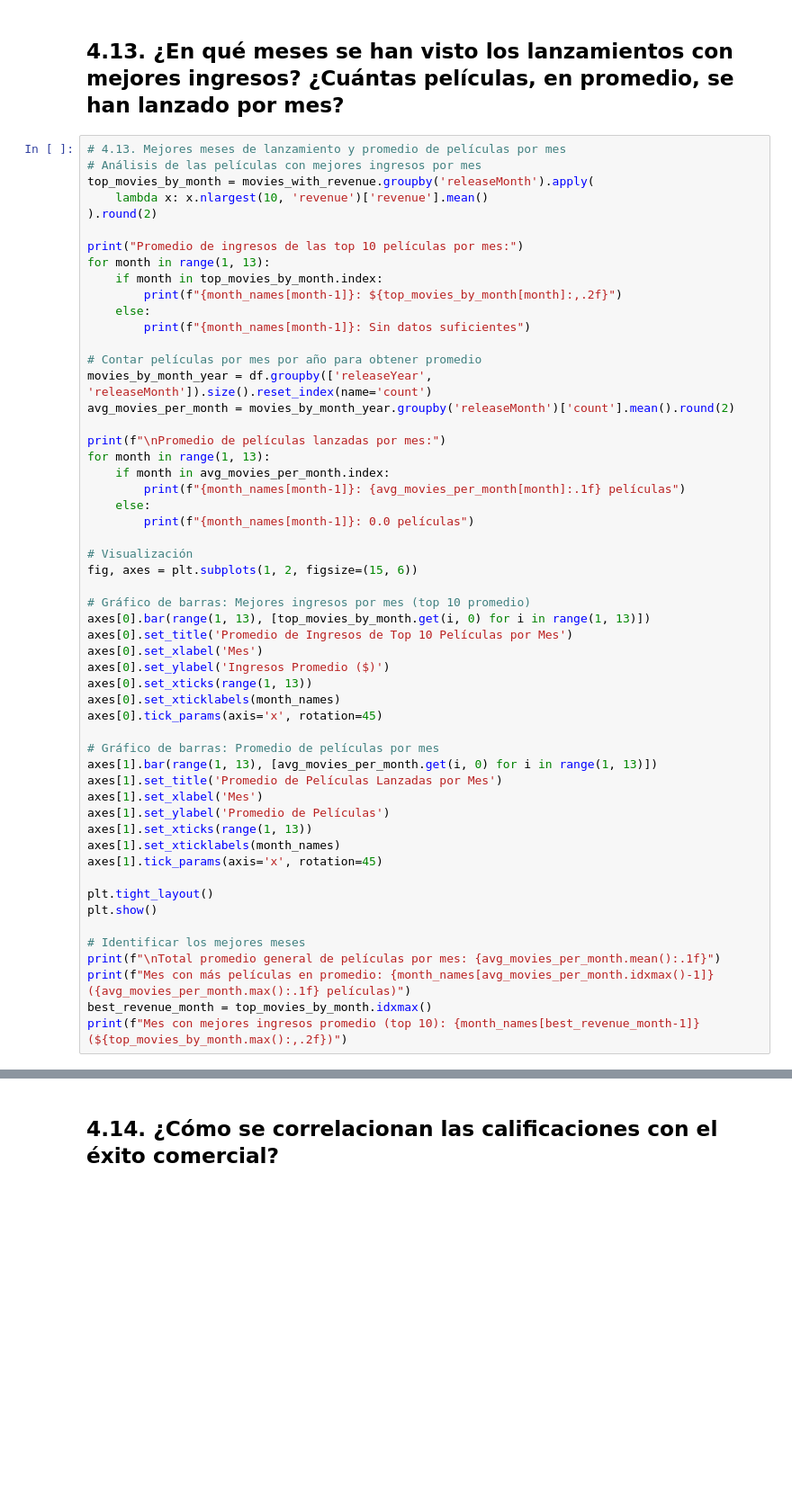
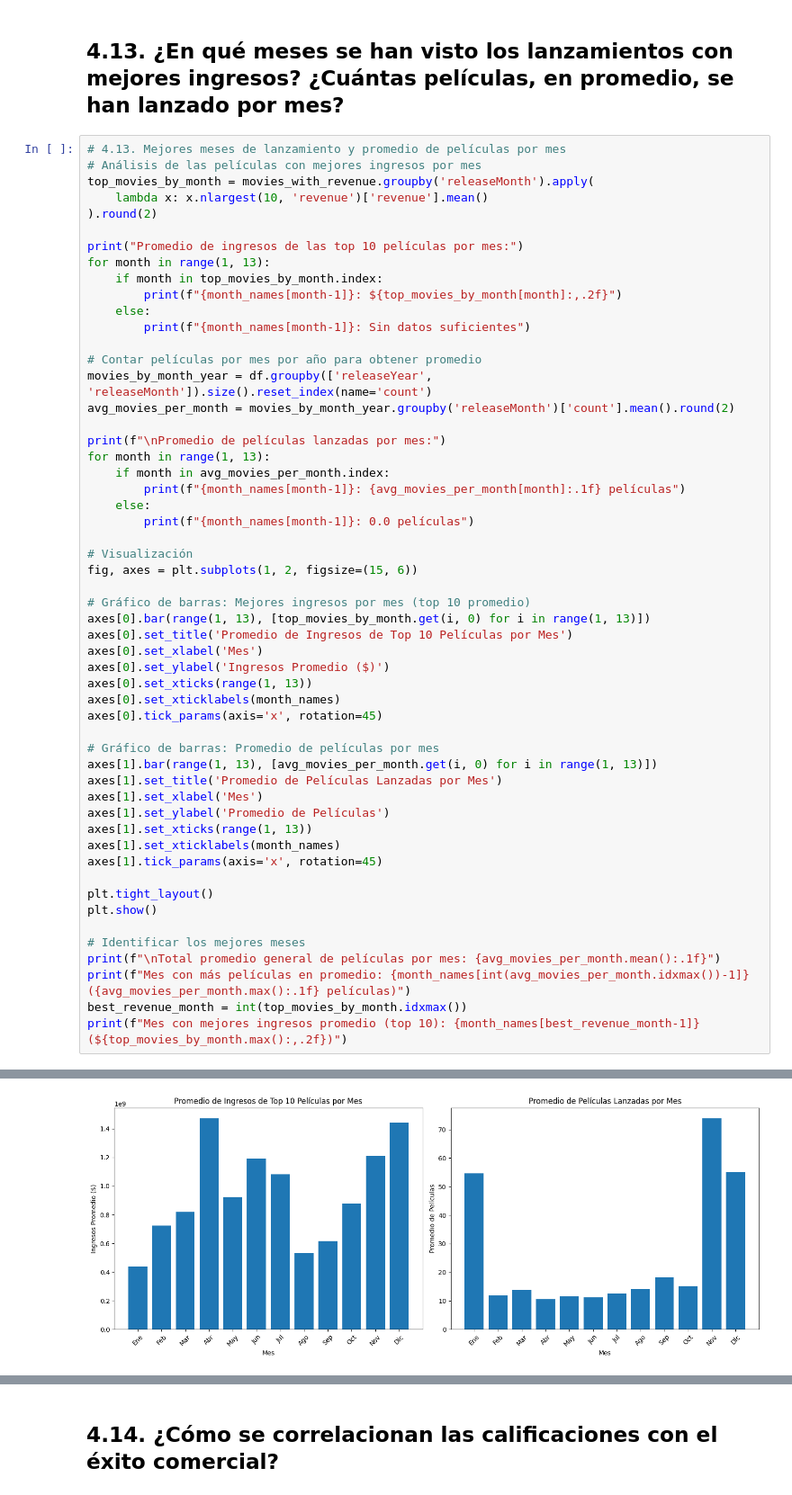
Before and after one commit to nicoCT04/lab-01-md, a Jupyter notebook: lab-1.ipynb, the cells around one changed output, grey strips where cells are left out. Shown at 90% size. Saved outputs shown, nothing was run; the diff lists cells and outputs as text; blank space fills up the shorter version.

```diff
--- a/lab-1.ipynb
+++ b/lab-1.ipynb
@@ -1092,6 +1095,7 @@ plt.show()
 
 # Identificar los mejores meses
 print(f"\nTotal promedio general de películas por mes: {avg_movies_per_month.mean():.1f}")
-print(f"Mes con más películas en promedio: {month_names[avg_movies_per_month.idxmax()-1]} ({avg_movies_per_month.max():.1f} películas)")
-best_revenue_month = top_movies_by_month.idxmax()
+print(f"Mes con más películas en promedio: {month_names[int(avg_movies_per_month.idxmax())-1]} ({avg_movies_per_month.max():.1f} películas)")
+best_revenue_month = int(top_movies_by_month.idxmax())
 print(f"Mes con mejores ingresos promedio (top 10): {month_names[best_revenue_month-1]} (${top_movies_by_month.max():,.2f})")
+# %% [output]
@@ -1097,0 +1119 @@ print(f"Mes con mejores ingresos promedio (top 10): {month_names[best_revenue_mo
+[figure, added]
```
Also changed, not shown: parts of 7 cells of this notebook.
